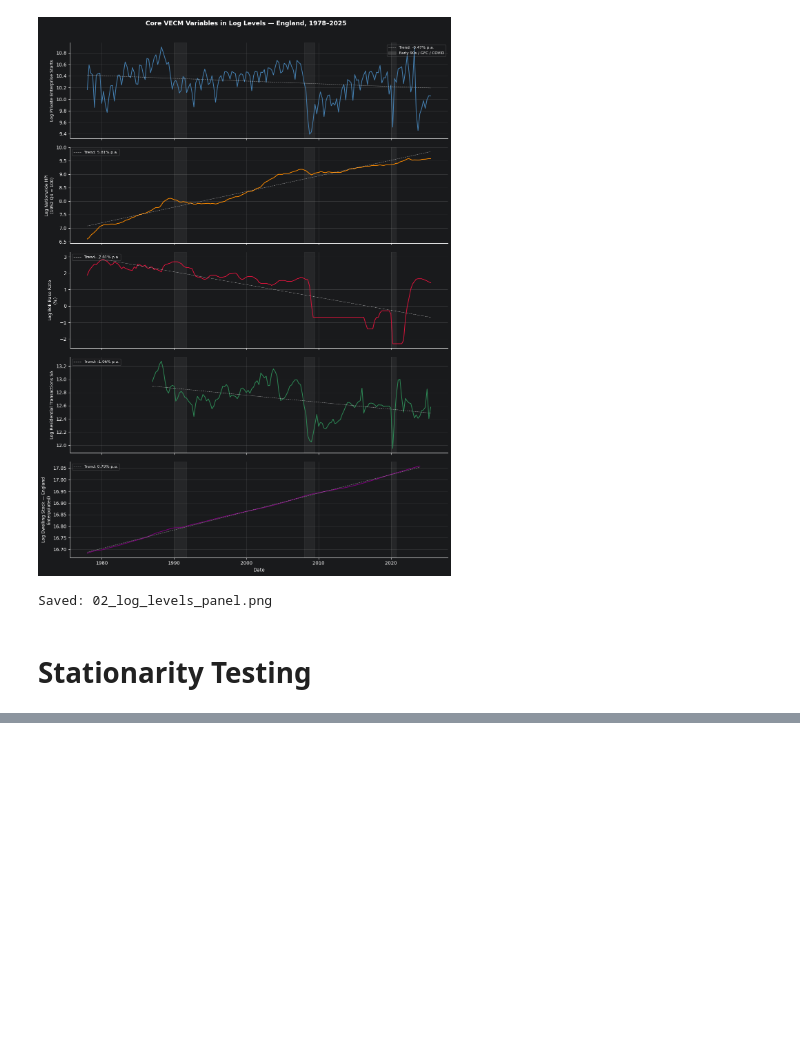
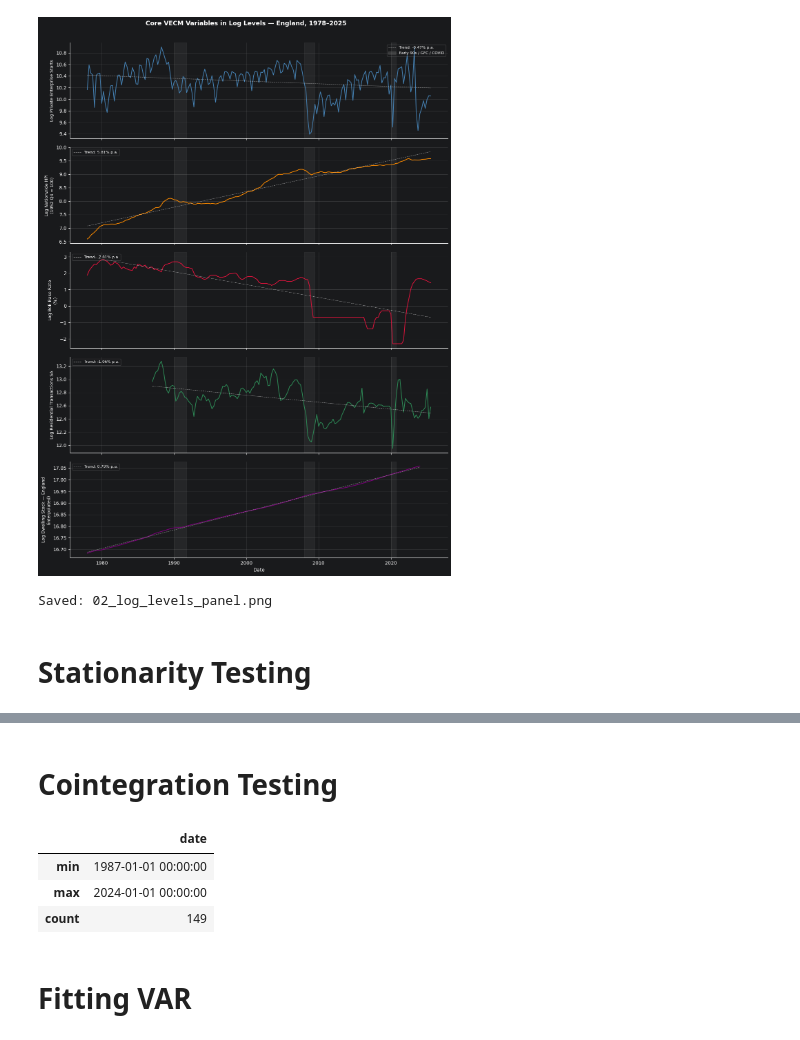
Before and after one commit to adrymmm/dissertation_housing_supply, a Jupyter notebook: notebooks/03_vecm_preparation.ipynb, the cells around one changed output, grey strips where cells are left out. Drawn from its saved outputs; the diff is of its cells as text; code cells hidden in the pictures; blank space fills up the shorter version.

```diff
--- a/notebooks/03_vecm_preparation.ipynb
+++ b/notebooks/03_vecm_preparation.ipynb
@@ -150,3 +151,34 @@ print("Saved: 02_log_levels_panel.png")
 Saved: 02_log_levels_panel.png
 # %% [markdown]
 # Stationarity Testing
+# %%
+# Variables tested in log levels; base_rate tested in levels
+log_vars = ["starts_private", "hpi_index", "transactions_sa", "housing_stock_eng"]
+level_vars = ["base_rate"]
+
+# Build working dataframe in logs + levels, dropping rows with any null
+adf_df = master[["date"] + log_vars + level_vars].dropna().copy()
+for col in log_vars:
+    adf_df[f"log_{col}"] = np.log(adf_df[col])
+# %%
+def run_adf(series, label, trend="ct"):
+    result = adfuller(series.dropna(), regression=trend, autolag="AIC")
+    return {
+        "Variable": label,
+        "Lags": result[2],
+        "ADF Stat": round(result[0], 3),
+        "p-value": round(result[1], 3),
+        "1%": round(result[4]["1%"], 3),
+        "5%": round(result[4]["5%"], 3),
+        "10%": round(result[4]["10%"], 3),
+        "Reject H0 (5%)": "Yes" if result[1] < 0.05 else "No",
+    }
+
+rows = []
+for col in log_vars:
+    rows.append(run_adf(adf_df[f"log_{col}"], f"log({col})", trend="ct"))
+rows.append(run_adf(adf_df["base_rate"], "base_rate", trend="ct"))
+
+levels_results = pd.DataFrame(rows)
+print("ADF Tests — Log Levels (trend='ct': constant + trend)\n")
+print(levels_results.to_string(index=False))
@@ -152,0 +268,12 @@ Saved: 02_log_levels_panel.png
+# %%
+rows_diff = []
+for col in log_vars:
+    diff_series = adf_df[f"log_{col}"].diff().dropna()
+    rows_diff.append(run_adf(diff_series, f"Δlog({col})", trend="c"))
+
+diff_br = adf_df["base_rate"].diff().dropna()
+rows_diff.append(run_adf(diff_br, "Δbase_rate", trend="c"))
+
+diff_results = pd.DataFrame(rows_diff)
+print("ADF Tests — First Differences (trend='c': constant only)\n")
+print(diff_results.to_string(index=False))
@@ -152,0 +289,11 @@ Saved: 02_log_levels_panel.png
+# %% [markdown]
+# Cointegration Testing
+# %%
+adf_df[["date"] + [f"log_{col}" for col in log_vars] + ["base_rate"]].dropna().agg({"date": ["min", "max", "count"]})
+# %% [output]
+|  | date |
+| min | 1987-01-01 00:00:00 |
+| max | 2024-01-01 00:00:00 |
+| count | 149 |
+# %% [markdown]
+# Fitting VAR
```
Also changed, not shown: parts of 14 cells of this notebook.
